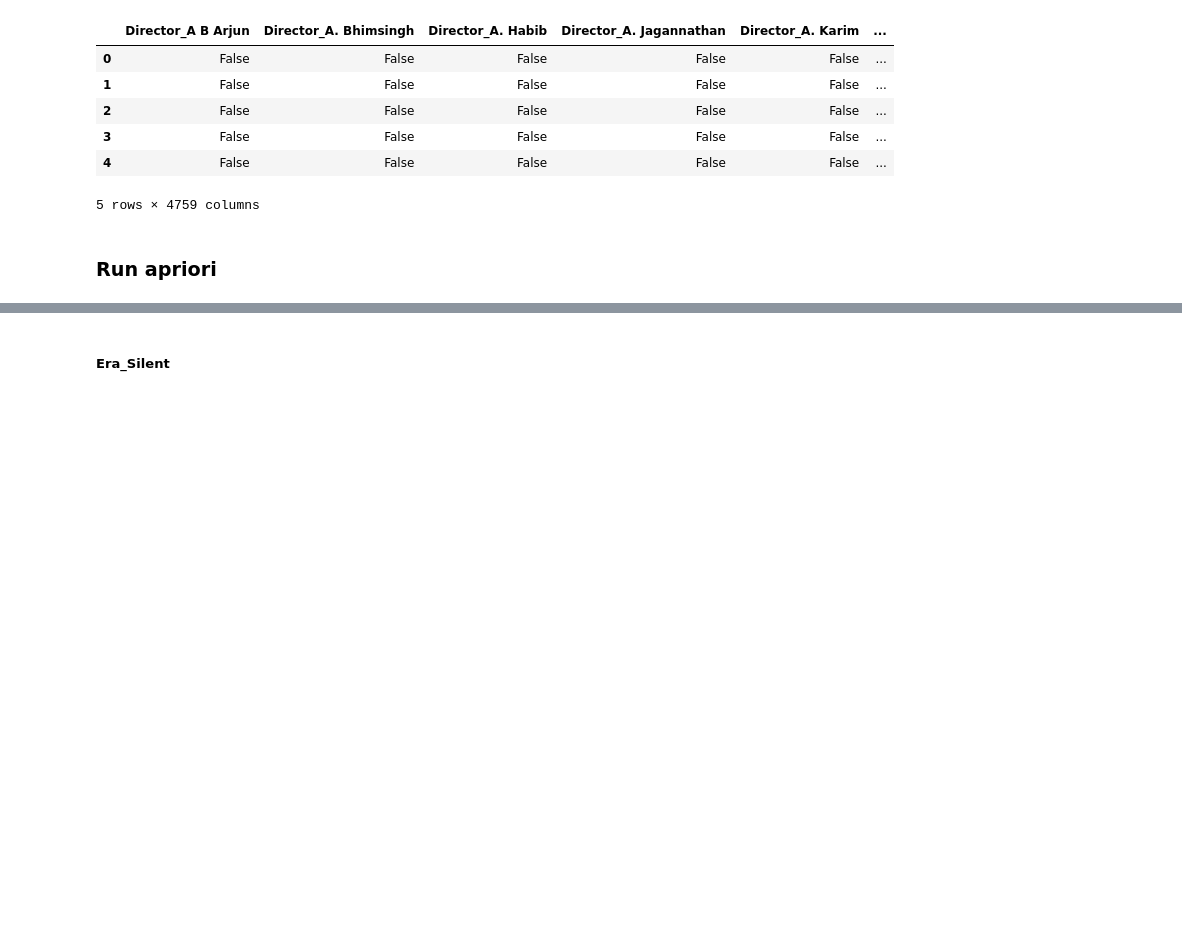
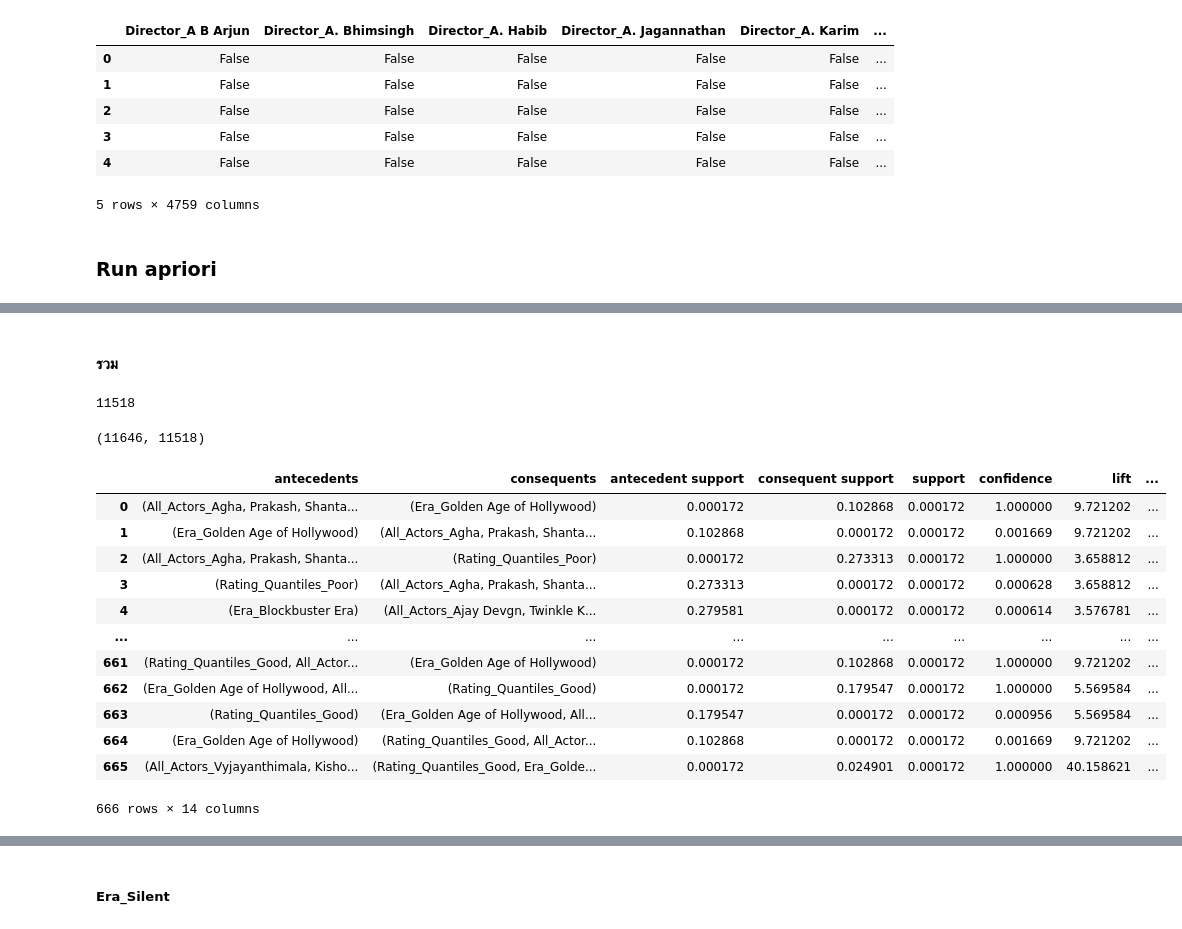
Before and after one commit to 1witsarut/BSC_DPDM2025, a Jupyter notebook: Ch4_Frequent_Patterns_(Association_Rules).ipynb, the cells around one changed output, grey strips where cells are left out. Drawn from its saved outputs; the diff is of its cells as text; code cells hidden in the pictures; blank space fills up the shorter version.

```diff
--- a/Ch4_Frequent_Patterns_(Association_Rules).ipynb
+++ b/Ch4_Frequent_Patterns_(Association_Rules).ipynb
@@ -1321,0 +1432,2 @@ rules[rules["antecedents"].astype(str).str.contains("Director") & \
+# %% [markdown]
+#### รวม
@@ -1321,0 +1438,9 @@ rules[rules["antecedents"].astype(str).str.contains("Director") & \
+# %%
+len(selected_columns2)
+# %% [output]
+11518
+# %%
+data_selected2 = data_apri2[selected_columns2]
+data_selected2.shape
+# %% [output]
+(11646, 11518)
@@ -1321,0 +1458,16 @@ rules[rules["antecedents"].astype(str).str.contains("Director") & \
+# %%
+rules2
+# %% [output]
+|  | antecedents | consequents | antecedent support | consequent support | support | confidence | lift | ... |
+| 0 | (All_Actors_Agha, Prakash, Shanta... | (Era_Golden Age of Hollywood) | 0.000172 | 0.102868 | 0.000172 | 1.000000 | 9.721202 | ... |
+| 1 | (Era_Golden Age of Hollywood) | (All_Actors_Agha, Prakash, Shanta... | 0.102868 | 0.000172 | 0.000172 | 0.001669 | 9.721202 | ... |
+| 2 | (All_Actors_Agha, Prakash, Shanta... | (Rating_Quantiles_Poor) | 0.000172 | 0.273313 | 0.000172 | 1.000000 | 3.658812 | ... |
+| 3 | (Rating_Quantiles_Poor) | (All_Actors_Agha, Prakash, Shanta... | 0.273313 | 0.000172 | 0.000172 | 0.000628 | 3.658812 | ... |
+| 4 | (Era_Blockbuster Era) | (All_Actors_Ajay Devgn, Twinkle K... | 0.279581 | 0.000172 | 0.000172 | 0.000614 | 3.576781 | ... |
+| ... | ... | ... | ... | ... | ... | ... | ... | ... |
+| 661 | (Rating_Quantiles_Good, All_Actor... | (Era_Golden Age of Hollywood) | 0.000172 | 0.102868 | 0.000172 | 1.000000 | 9.721202 | ... |
+| 662 | (Era_Golden Age of Hollywood, All... | (Rating_Quantiles_Good) | 0.000172 | 0.179547 | 0.000172 | 1.000000 | 5.569584 | ... |
+| 663 | (Rating_Quantiles_Good) | (Era_Golden Age of Hollywood, All... | 0.179547 | 0.000172 | 0.000172 | 0.000956 | 5.569584 | ... |
+| 664 | (Era_Golden Age of Hollywood) | (Rating_Quantiles_Good, All_Actor... | 0.102868 | 0.000172 | 0.000172 | 0.001669 | 9.721202 | ... |
+| 665 | (All_Actors_Vyjayanthimala, Kisho... | (Rating_Quantiles_Good, Era_Golde... | 0.000172 | 0.024901 | 0.000172 | 1.000000 | 40.158621 | ... |
+666 rows × 14 columns
```
Also changed, not shown: parts of 75 cells of this notebook.
